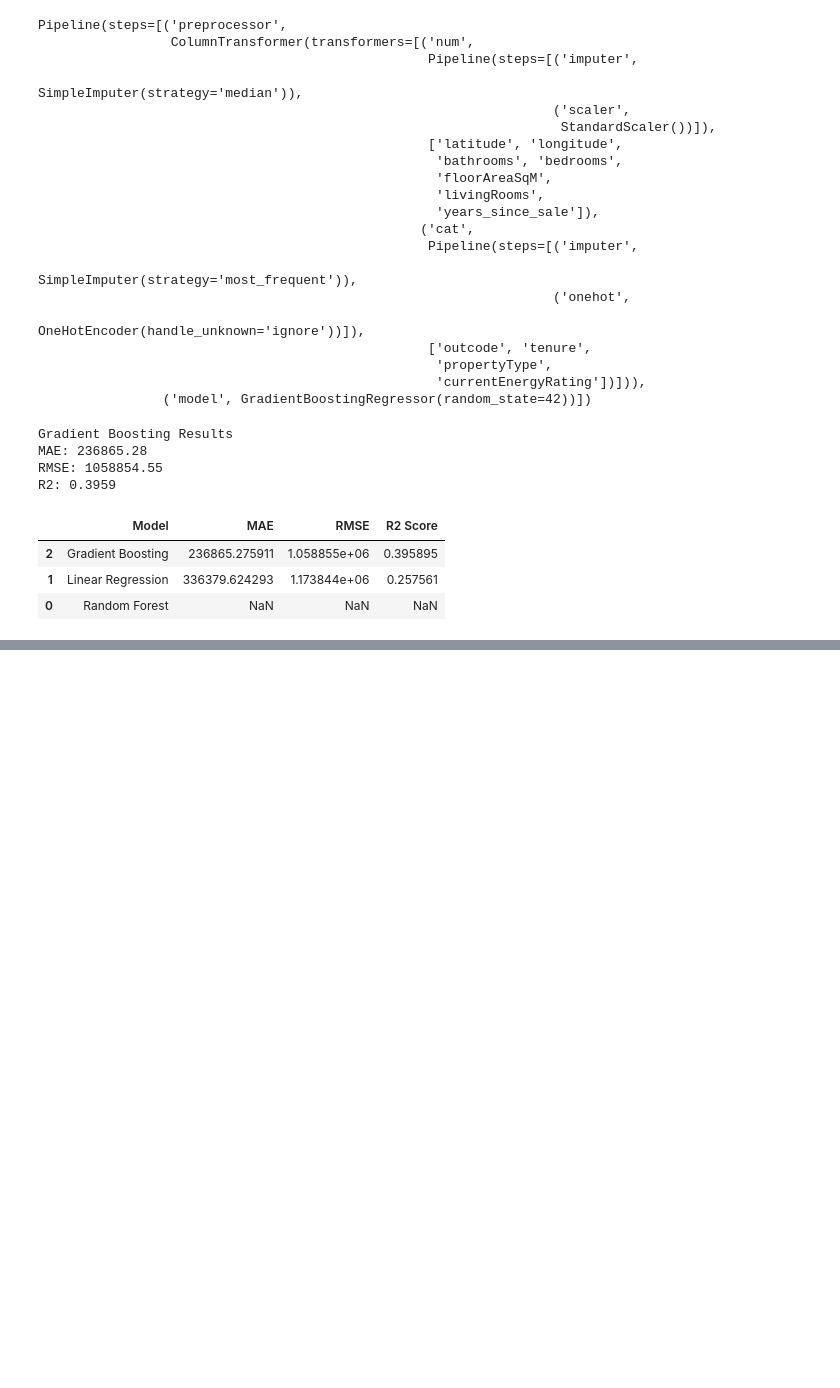
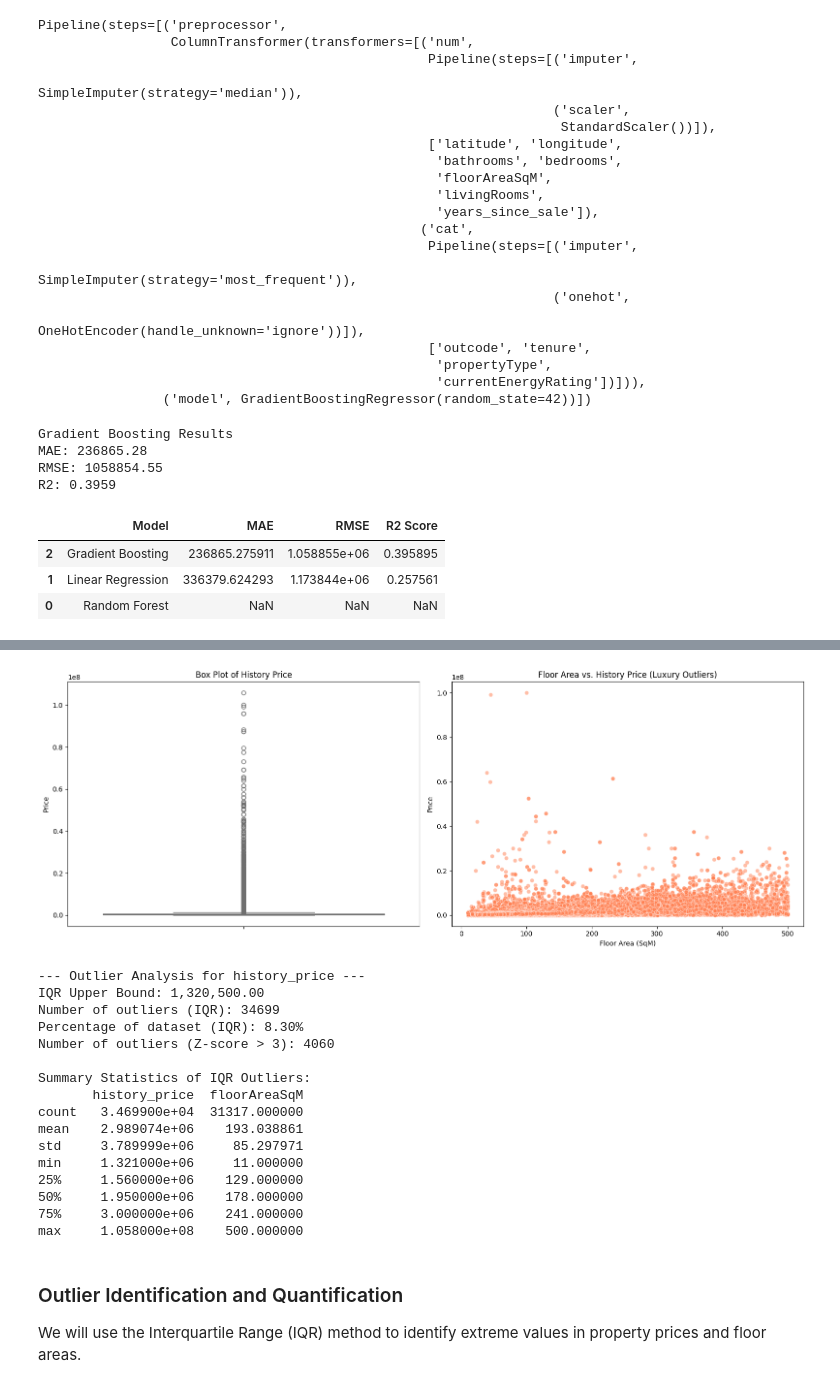
Before and after one commit to Thebluesky303/Portfolio-Projects, a Jupyter notebook: house-price-analysis-sql-powerbi-ml/notebooks/model_training.ipynb, the cells around one changed output, grey strips where cells are left out. Cells and saved outputs as stored; diff of their text form; code cells hidden in the pictures; blank space fills up the shorter version.

```diff
--- a/house-price-analysis-sql-powerbi-ml/notebooks/model_training.ipynb
+++ b/house-price-analysis-sql-powerbi-ml/notebooks/model_training.ipynb
@@ -526,0 +768,66 @@ display(results_sorted)
+# %%
+import matplotlib.pyplot as plt
+import seaborn as sns
+from scipy import stats
+
+# 1. Visualization
+fig, (ax1, ax2) = plt.subplots(1, 2, figsize=(16, 6))
+
+# Box plot for history_price
+sns.boxplot(y=df_parquet['history_price'], ax=ax1, color='skyblue')
+ax1.set_title('Box Plot of History Price')
+ax1.set_ylabel('Price')
+
+# Scatter plot for floorAreaSqM vs history_price
+sns.scatterplot(x='floorAreaSqM', y='history_price', data=df_parquet, ax=ax2, alpha=0.5, color='coral')
+ax2.set_title('Floor Area vs. History Price (Luxury Outliers)')
+ax2.set_xlabel('Floor Area (SqM)')
+ax2.set_ylabel('Price')
+
+plt.tight_layout()
+plt.show()
+
+# 3. IQR Calculation for history_price
+Q1 = df_parquet['history_price'].quantile(0.25)
+Q3 = df_parquet['history_price'].quantile(0.75)
+IQR = Q3 - Q1
+upper_bound = Q3 + 1.5 * IQR
+
+outliers_iqr = df_parquet[df_parquet['history_price'] > upper_bound]
+count_iqr = len(outliers_iqr)
+percent_iqr = (count_iqr / len(df_parquet)) * 100
+
+# 4. Z-score Calculation
+z_scores = stats.zscore(df_parquet['history_price'])
+outliers_z = df_parquet[abs(z_scores) > 3]
+count_z = len(outliers_z)
+
+# 5. Print Summary
+print(f"--- Outlier Analysis for history_price ---")
+print(f"IQR Upper Bound: {upper_bound:,.2f}")
+print(f"Number of outliers (IQR): {count_iqr}")
+print(f"Percentage of dataset (IQR): {percent_iqr:.2f}%")
+print(f"Number of outliers (Z-score > 3): {count_z}")
+print("\nSummary Statistics of IQR Outliers:")
+print(outliers_iqr[['history_price', 'floorAreaSqM']].describe())
+# %% [output]
+[figure, added]
+--- Outlier Analysis for history_price ---
+IQR Upper Bound: 1,320,500.00
+Number of outliers (IQR): 34699
+Percentage of dataset (IQR): 8.30%
+Number of outliers (Z-score > 3): 4060
+
+Summary Statistics of IQR Outliers:
+       history_price  floorAreaSqM
+count   3.469900e+04  31317.000000
+mean    2.989074e+06    193.038861
+std     3.789999e+06     85.297971
+min     1.321000e+06     11.000000
+25%     1.560000e+06    129.000000
+50%     1.950000e+06    178.000000
+75%     3.000000e+06    241.000000
+max     1.058000e+08    500.000000
+# %% [markdown]
+### Outlier Identification and Quantification
+We will use the Interquartile Range (IQR) method to identify extreme values in property prices and floor areas.
```
Also changed, not shown: parts of 44 cells of this notebook.
